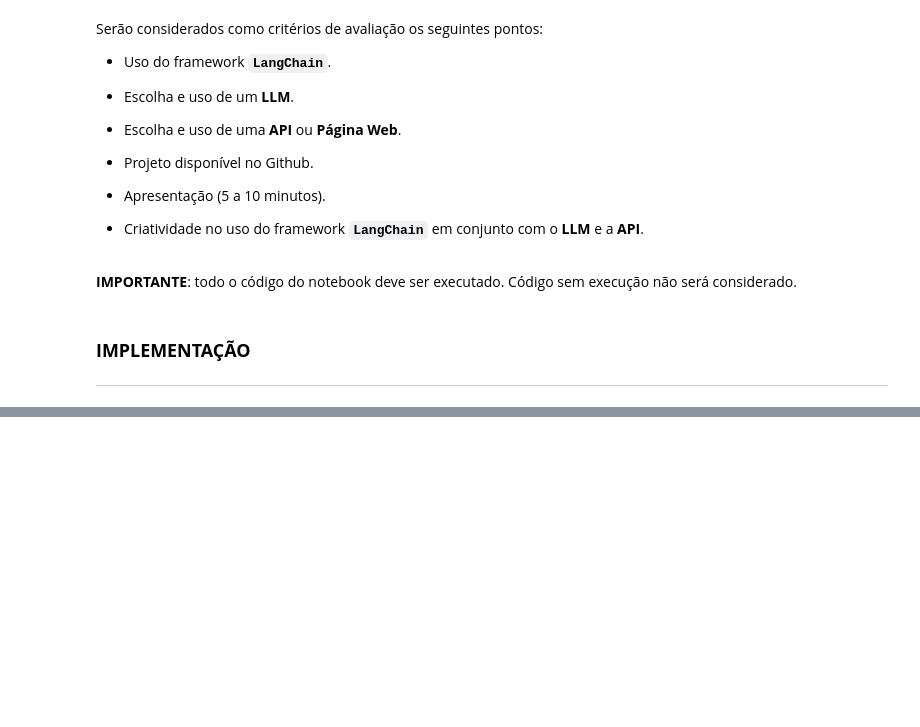
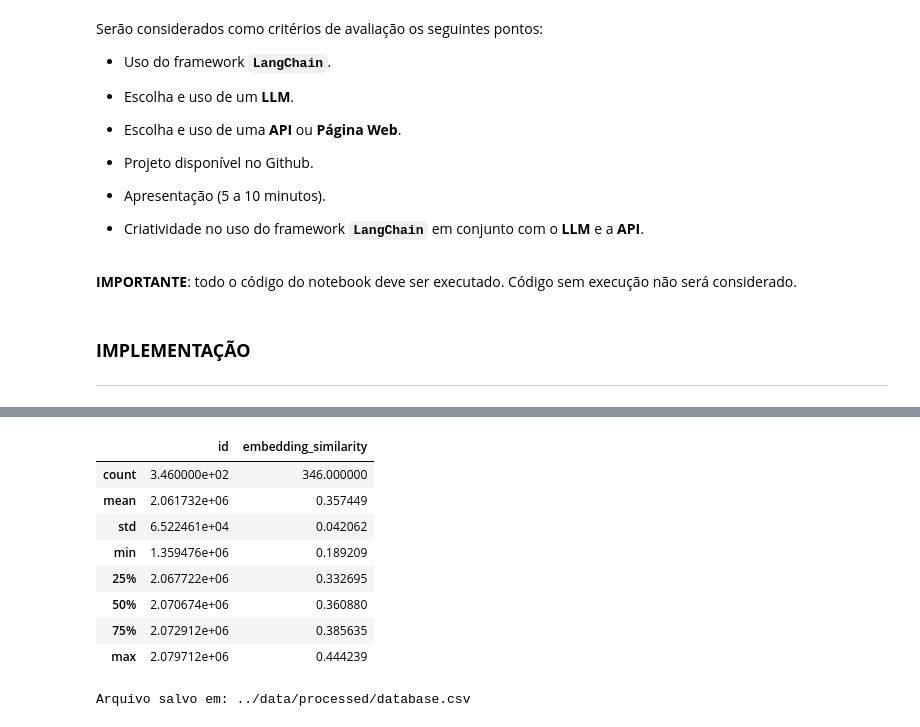
Before and after one commit to Netreck/HireMatch-AI, a Jupyter notebook: notebook/2025_Q3_PLN_PROJETO_PRÁTICO.ipynb, the cells around one changed output, grey strips where cells are left out. Saved outputs shown, nothing was run; the diff lists cells and outputs as text; code cells hidden in the pictures; blank space fills up the shorter version.

```diff
--- a/notebook/2025_Q3_PLN_PROJETO_PRÁTICO.ipynb
+++ b/notebook/2025_Q3_PLN_PROJETO_PRÁTICO.ipynb
@@ -124,0 +1122,36 @@ except ConfigError as exc:
+# %%
+## Faz uma chamada por vaga para criar embbendingds das vagas
+
+import pandas as pd
+
+df["embedding"] = df["description"].apply(embeddings.embed_query)
+# %%
+import numpy as np
+
+def cosine_similarity(a, b):
+    a = np.array(a)
+    b = np.array(b)
+    return np.dot(a, b) / (np.linalg.norm(a) * np.linalg.norm(b))
+# %%
+### embendding curriculo
+curriculo_emb = embeddings.embed_query(curriculo)
+# %%
+import pandas as pd
+from sklearn.metrics.pairwise import cosine_similarity
+import numpy as np
+
+# df_original é o seu df atual
+df_original = df.copy()
+
+# Calcula similaridade
+df_original["embedding_similarity"] = df_original["embedding"].apply(
+    lambda v: float(cosine_similarity(
+        np.array(curriculo_emb).reshape(1, -1),
+        np.array(v).reshape(1, -1)
+    )[0][0])
+)
+
+# Ordena pela similaridade (desc)
+df_sorted = df_original.sort_values(by="embedding_similarity", ascending=False)
+
+df_sorted[["description", "tech_stacks_found", "embedding_similarity"]].head()
@@ -124,0 +1195,19 @@ except ConfigError as exc:
+# %%
+df_sorted.describe()
+# %% [output]
+|  | id | embedding_similarity |
+| count | 3.460000e+02 | 346.000000 |
+| mean | 2.061732e+06 | 0.357449 |
+| std | 6.522461e+04 | 0.042062 |
+| min | 1.359476e+06 | 0.189209 |
+| 25% | 2.067722e+06 | 0.332695 |
+| 50% | 2.070674e+06 | 0.360880 |
+| 75% | 2.072912e+06 | 0.385635 |
+| max | 2.079712e+06 | 0.444239 |
+# %%
+output_path = "../data/processed/database.csv"
+df_sorted.to_csv(output_path, index=False)
+
+print(f"Arquivo salvo em: {output_path}")
+# %% [output]
+Arquivo salvo em: ../data/processed/database.csv
```
Also changed, not shown: parts of 41 cells of this notebook.
